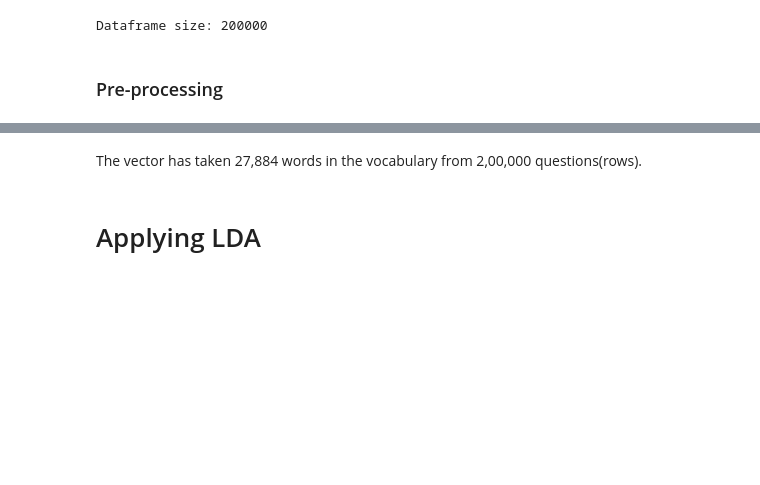
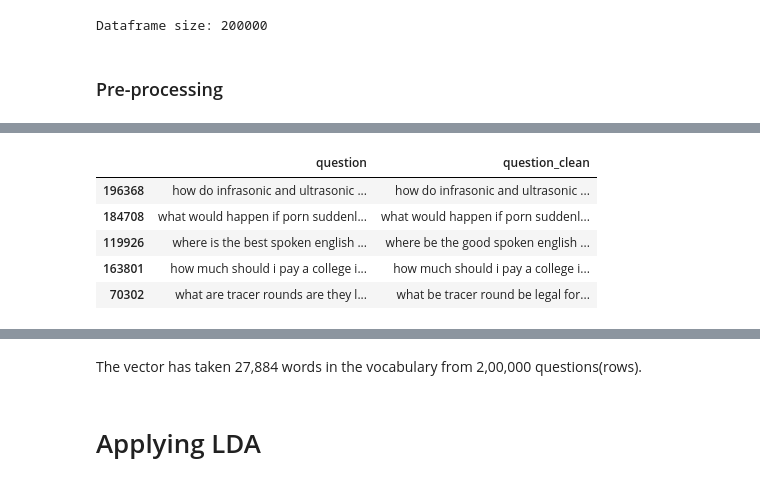
Before and after one commit to faisal3325/ai2-ca2, a Jupyter notebook: CA2.ipynb, the cells around one changed output, grey strips where cells are left out. Saved outputs shown, nothing was run; the diff lists cells and outputs as text; code cells hidden in the pictures; blank space fills up the shorter version.

```diff
--- a/CA2.ipynb
+++ b/CA2.ipynb
@@ -34,0 +56,8 @@ Dataframe size: 200000
+# %%
+def clean(question):
+    question = question.lower()
+    question = re.sub(r'[%s]' % re.escape(string.punctuation), '', question)
+    question = re.sub(r'[^A-Za-z0-9]+ ', '', question)
+    return question
+
+df_clean = pd.DataFrame(df.question.apply(lambda x: clean(x)))
@@ -34,0 +87,12 @@ Dataframe size: 200000
+# %%
+import spacy
+nlp = spacy.load('en_core_web_sm')
+# %%
+def lemmatizer(text):
+    sent = []
+    doc = nlp(text)
+    for word in doc:
+        sent.append(word.lemma_)
+    return " ".join(sent)
+
+df_clean["question_clean"] =  df_clean.apply(lambda x: lemmatizer(x['question']), axis=1)
@@ -34,0 +101,9 @@ Dataframe size: 200000
+# %%
+df_clean.sample(5)
+# %% [output]
+|  | question | question_clean |
+| 196368 | how do infrasonic and ultrasonic ... | how do infrasonic and ultrasonic ... |
+| 184708 | what would happen if porn suddenl... | what would happen if porn suddenl... |
+| 119926 | where is the best spoken english ... | where be the good spoken english ... |
+| 163801 | how much should i pay a college i... | how much should i pay a college i... |
+| 70302 | what are tracer rounds are they l... | what be tracer round be legal for... |
```
Also changed, not shown: parts of 31 cells of this notebook.
